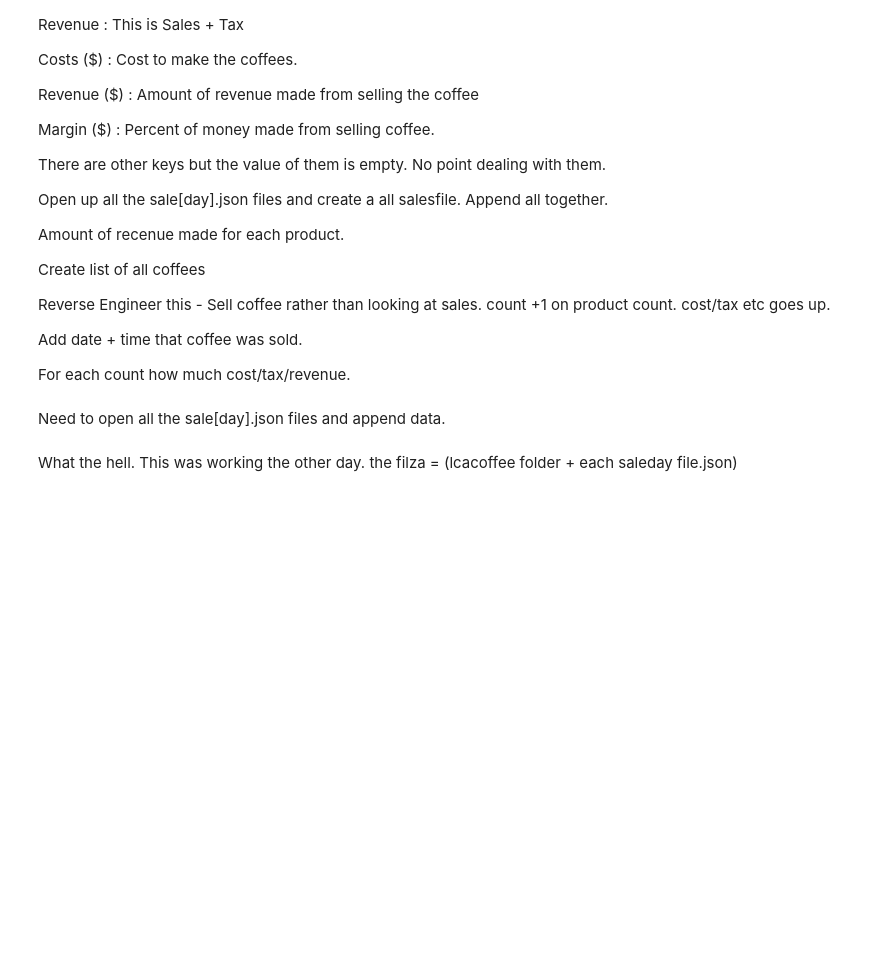
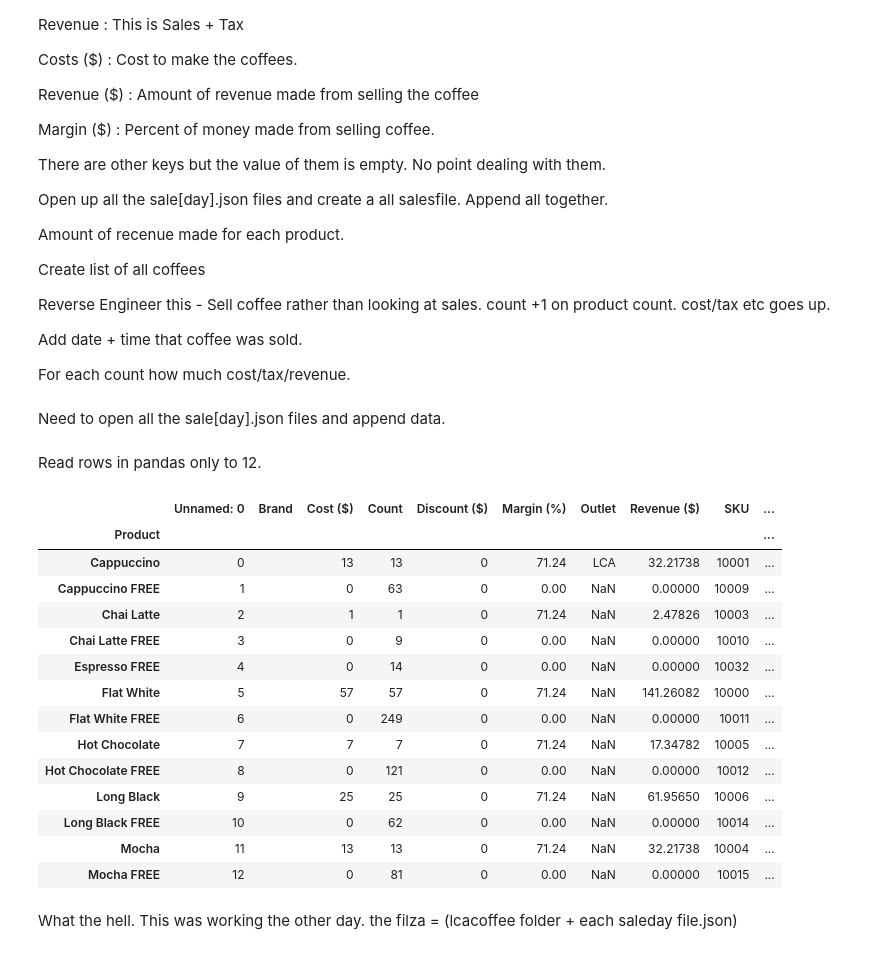
Before and after one commit to wcmckee/lcacoffee, a Jupyter notebook: lcacoffee.ipynb, the cells around one changed output. Saved outputs shown, nothing was run; the diff lists cells and outputs as text; code cells hidden in the pictures; blank space fills up the shorter version.

Commit message:
pandas

```diff
--- a/lcacoffee.ipynb
+++ b/lcacoffee.ipynb
@@ -64,3 +64,5 @@ thura = ('salethurs.json')
 fria = ('salefri.json')
 salhr = (jsonfold + alldata)
 salajs = ('/home/wcmckee/cofres/salesall.json')
+# %% [markdown]
+Read rows in pandas only to 12.
@@ -67,3 +77,23 @@ salajs = ('/home/wcmckee/cofres/salesall.json')
+# %%
+pnrdz = pandas.read_csv('/home/wcmckee/cofres/saltest.csv', index_col=7)
+# %%
+pnrdz[0:13]
+# %% [output]
+|  | Unnamed: 0 | Brand | Cost ($) | Count | Discount ($) | Margin (%) | Outlet | Revenue ($) | SKU | ... |
+| Product |  |  |  |  |  |  |  |  |  | ... |
+| Cappuccino | 0 |  | 13 | 13 | 0 | 71.24 | LCA | 32.21738 | 10001 | ... |
+| Cappuccino FREE | 1 |  | 0 | 63 | 0 | 0.00 | NaN | 0.00000 | 10009 | ... |
+| Chai Latte | 2 |  | 1 | 1 | 0 | 71.24 | NaN | 2.47826 | 10003 | ... |
+| Chai Latte FREE | 3 |  | 0 | 9 | 0 | 0.00 | NaN | 0.00000 | 10010 | ... |
+| Espresso FREE | 4 |  | 0 | 14 | 0 | 0.00 | NaN | 0.00000 | 10032 | ... |
+| Flat White | 5 |  | 57 | 57 | 0 | 71.24 | NaN | 141.26082 | 10000 | ... |
+| Flat White FREE | 6 |  | 0 | 249 | 0 | 0.00 | NaN | 0.00000 | 10011 | ... |
+| Hot Chocolate | 7 |  | 7 | 7 | 0 | 71.24 | NaN | 17.34782 | 10005 | ... |
+| Hot Chocolate FREE | 8 |  | 0 | 121 | 0 | 0.00 | NaN | 0.00000 | 10012 | ... |
+| Long Black | 9 |  | 25 | 25 | 0 | 71.24 | NaN | 61.95650 | 10006 | ... |
+| Long Black FREE | 10 |  | 0 | 62 | 0 | 0.00 | NaN | 0.00000 | 10014 | ... |
+| Mocha | 11 |  | 13 | 13 | 0 | 71.24 | NaN | 32.21738 | 10004 | ... |
+| Mocha FREE | 12 |  | 0 | 81 | 0 | 0.00 | NaN | 0.00000 | 10015 | ... |
 # %% [markdown]
 What the hell. This was working the other day.
 the filza = (lcacoffee folder + each saleday file.json)
```
Also changed, not shown: parts of 4 cells of this notebook, 1 other file.
